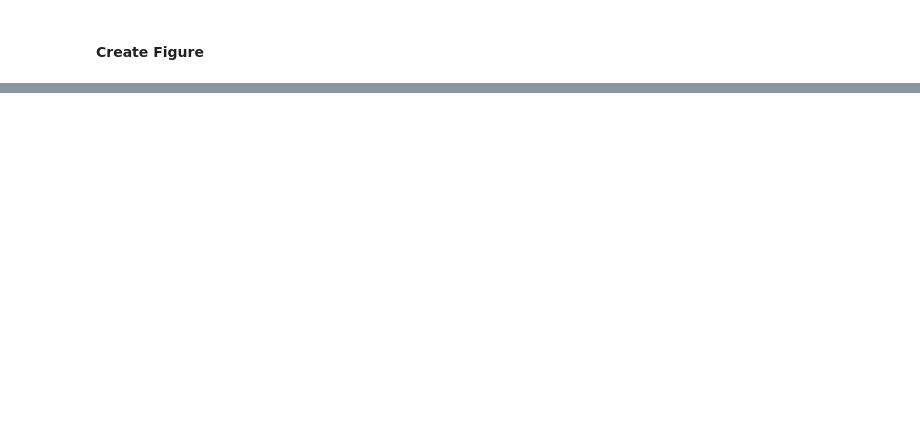
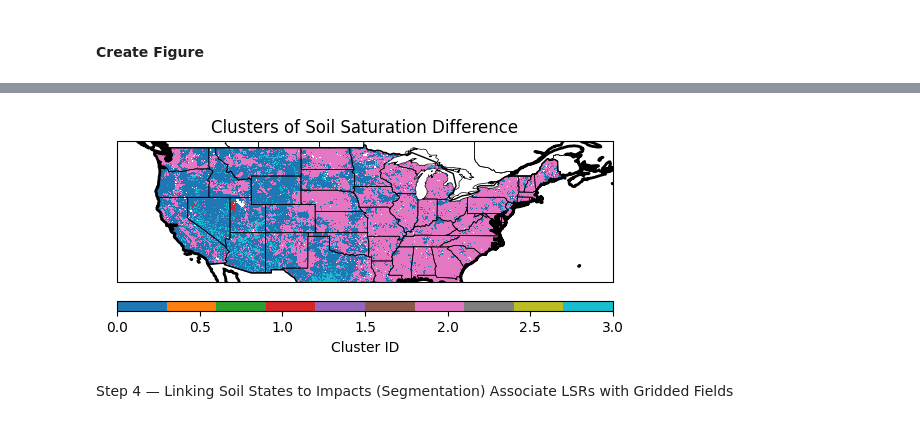
Before and after one commit to humberva/data_analytics, a Jupyter notebook: Scalable_Workflow_FLASH_Case.ipynb, the cells around one changed output, grey strips where cells are left out. Saved outputs shown, nothing was run; the diff lists cells and outputs as text; code cells hidden in the pictures; blank space fills up the shorter version.

```diff
--- a/Scalable_Workflow_FLASH_Case.ipynb
+++ b/Scalable_Workflow_FLASH_Case.ipynb
@@ -452,0 +489,51 @@ plt.show()
+# %%
+# Prepare data for clustering
+X = soil_diff.values.reshape(-1, 1)
+mask = np.isfinite(X[:, 0])
+
+# K-means clustering
+kmeans = KMeans(n_clusters=4, random_state=0)
+labels = np.full(X.shape[0], np.nan)
+labels[mask] = kmeans.fit_predict(X[mask])
+
+cluster_map = labels.reshape(soil_diff.shape)
+
+# Convert Numpy Array from clustering to an XArray
+cluster_da = xr.DataArray(
+    data=cluster_map,
+    dims=soil_diff.dims,
+    coords=soil_diff.coords,
+    name="soil_diff_cluster"
+)
+
+# Plot Map
+
+# Define general graphic settings
+map_extent_for_graph = [lon_min, lon_max, lat_min, lat_max]
+
+fig, ax = plt.subplots(
+    subplot_kw={"projection": ccrs.PlateCarree()}
+)
+
+ax.set_extent(map_extent_for_graph, crs=ccrs.PlateCarree())
+ax.add_feature(cfeature.COASTLINE, linewidth=2)
+ax.add_feature(cfeature.BORDERS, linewidth=1)
+ax.add_feature(cfeature.STATES, linewidth=0.5)
+
+mesh = cluster_da.plot(
+    ax=ax,
+    transform=ccrs.PlateCarree(),
+    cmap="tab10",
+    add_colorbar=False
+)
+
+cb = plt.colorbar(mesh, ax=ax, orientation='horizontal', pad=0.05, aspect=50)
+cb.set_label('Cluster ID')  # label explains what the numbers mean
+
+plt.title("Clusters of Soil Saturation Difference")
+plt.show()
+# %% [output]
+[figure, added]
+# %% [markdown]
+Step 4 — Linking Soil States to Impacts (Segmentation)
+Associate LSRs with Gridded Fields
```
Also changed, not shown: parts of 22 cells of this notebook, 18 other files.
